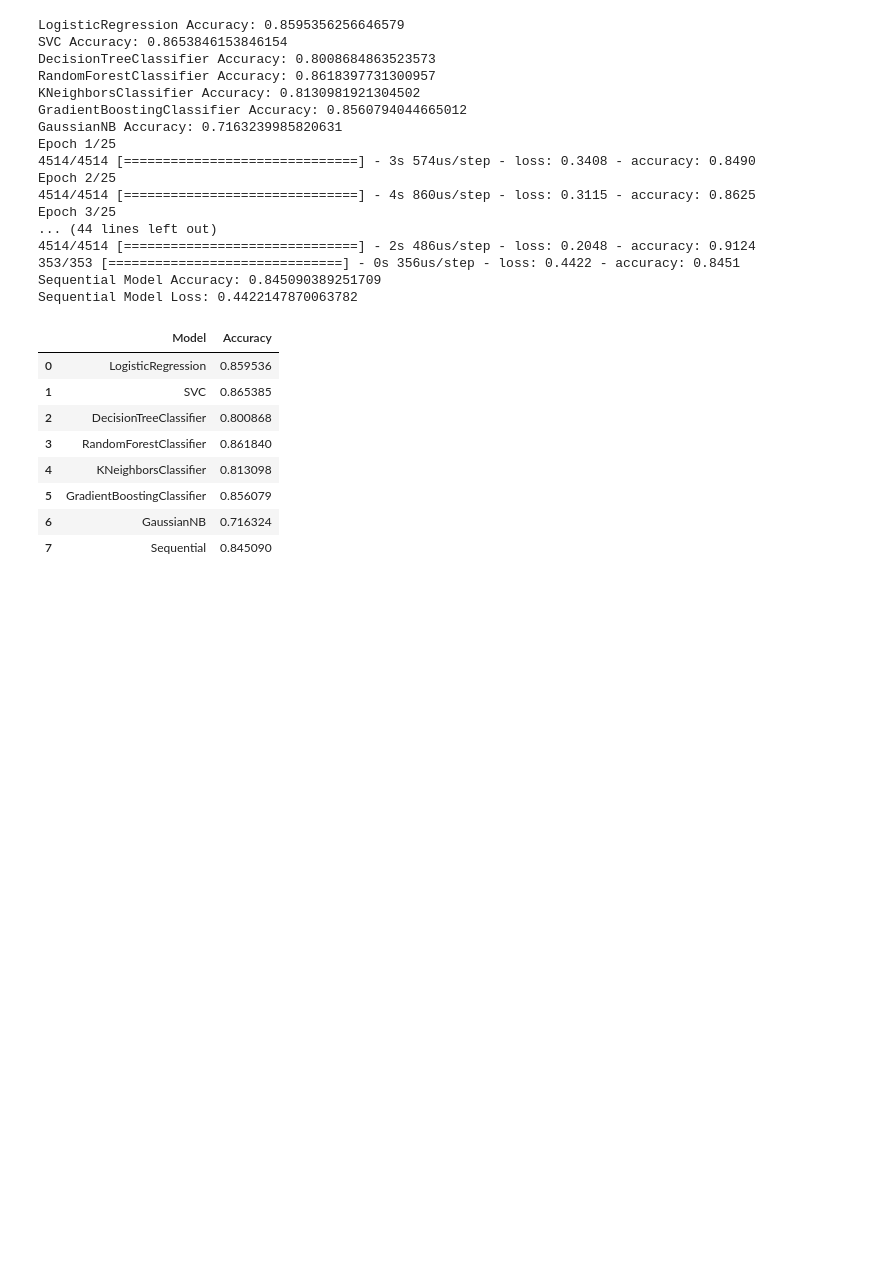
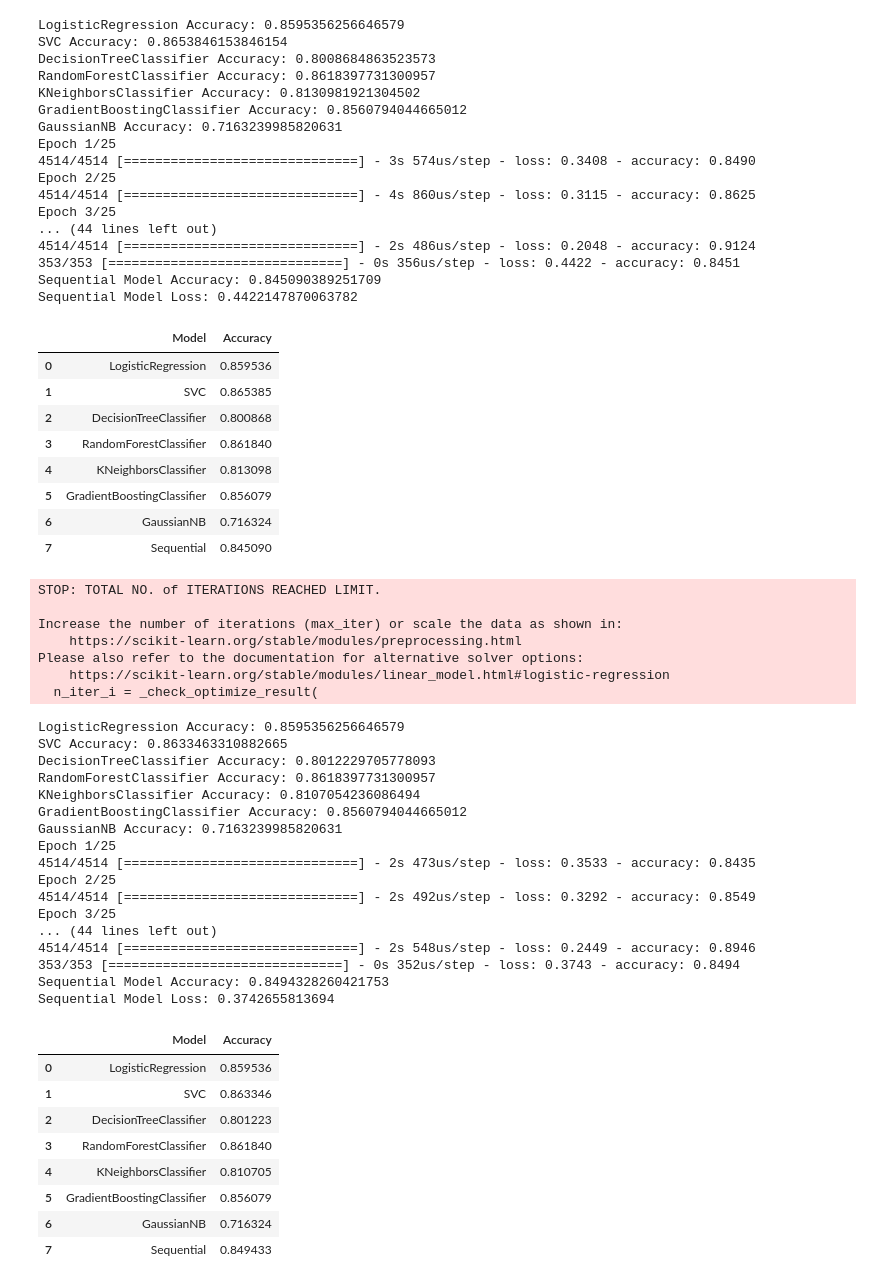
Before and after one commit to MaukanMir/Australia-Rain-Classifier, a Jupyter notebook: trainin.ipynb, the cells around one changed output. Saved outputs shown, nothing was run; the diff lists cells and outputs as text; code cells hidden in the pictures; blank space fills up the shorter version.

Commit message:
Model has 86% accuracy

```diff
--- a/trainin.ipynb
+++ b/trainin.ipynb
@@ -216,3 +216,47 @@ Sequential Model Loss: 0.4422147870063782
 | 5 | GradientBoostingClassifier | 0.856079 |
 | 6 | GaussianNB | 0.716324 |
 | 7 | Sequential | 0.845090 |
+# %%
+X, y = df.drop(["RainTomorrow", "Date"], axis=1), df["RainTomorrow"]
+X_train, X_test, y_train_encoded, y_test_encoded = train_test_split(X, y, test_size=0.2, random_state=42)
+
+scaler = MinMaxScaler()
+
+X_train_scaled, X_test_scaled = scaler.fit_transform(X_train), scaler.transform(X_test)
+
+models = run_all_models(X_train_scaled, X_test_scaled, y_train_encoded, y_test_encoded)
+models
+# %% [output]
+STOP: TOTAL NO. of ITERATIONS REACHED LIMIT.
+
+Increase the number of iterations (max_iter) or scale the data as shown in:
+    https://scikit-learn.org/stable/modules/preprocessing.html
+Please also refer to the documentation for alternative solver options:
+    https://scikit-learn.org/stable/modules/linear_model.html#logistic-regression
+  n_iter_i = _check_optimize_result(
+LogisticRegression Accuracy: 0.8595356256646579
+SVC Accuracy: 0.8633463310882665
+DecisionTreeClassifier Accuracy: 0.8012229705778093
+RandomForestClassifier Accuracy: 0.8618397731300957
+KNeighborsClassifier Accuracy: 0.8107054236086494
+GradientBoostingClassifier Accuracy: 0.8560794044665012
+GaussianNB Accuracy: 0.7163239985820631
+Epoch 1/25
+4514/4514 [==============================] - 2s 473us/step - loss: 0.3533 - accuracy: 0.8435
+Epoch 2/25
+4514/4514 [==============================] - 2s 492us/step - loss: 0.3292 - accuracy: 0.8549
+Epoch 3/25
+... (44 lines left out)
+4514/4514 [==============================] - 2s 548us/step - loss: 0.2449 - accuracy: 0.8946
+353/353 [==============================] - 0s 352us/step - loss: 0.3743 - accuracy: 0.8494
+Sequential Model Accuracy: 0.8494328260421753
+Sequential Model Loss: 0.3742655813694
+|  | Model | Accuracy |
+| 0 | LogisticRegression | 0.859536 |
+| 1 | SVC | 0.863346 |
+| 2 | DecisionTreeClassifier | 0.801223 |
+| 3 | RandomForestClassifier | 0.861840 |
+| 4 | KNeighborsClassifier | 0.810705 |
+| 5 | GradientBoostingClassifier | 0.856079 |
+| 6 | GaussianNB | 0.716324 |
+| 7 | Sequential | 0.849433 |
```
